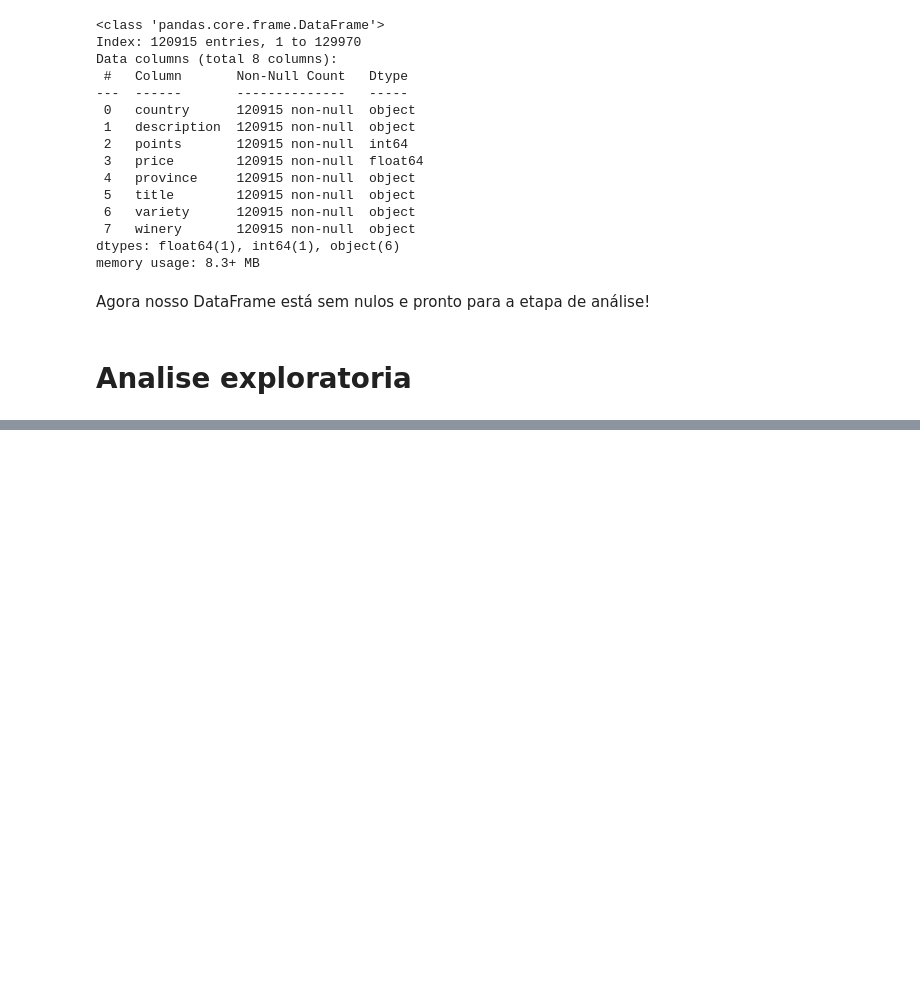
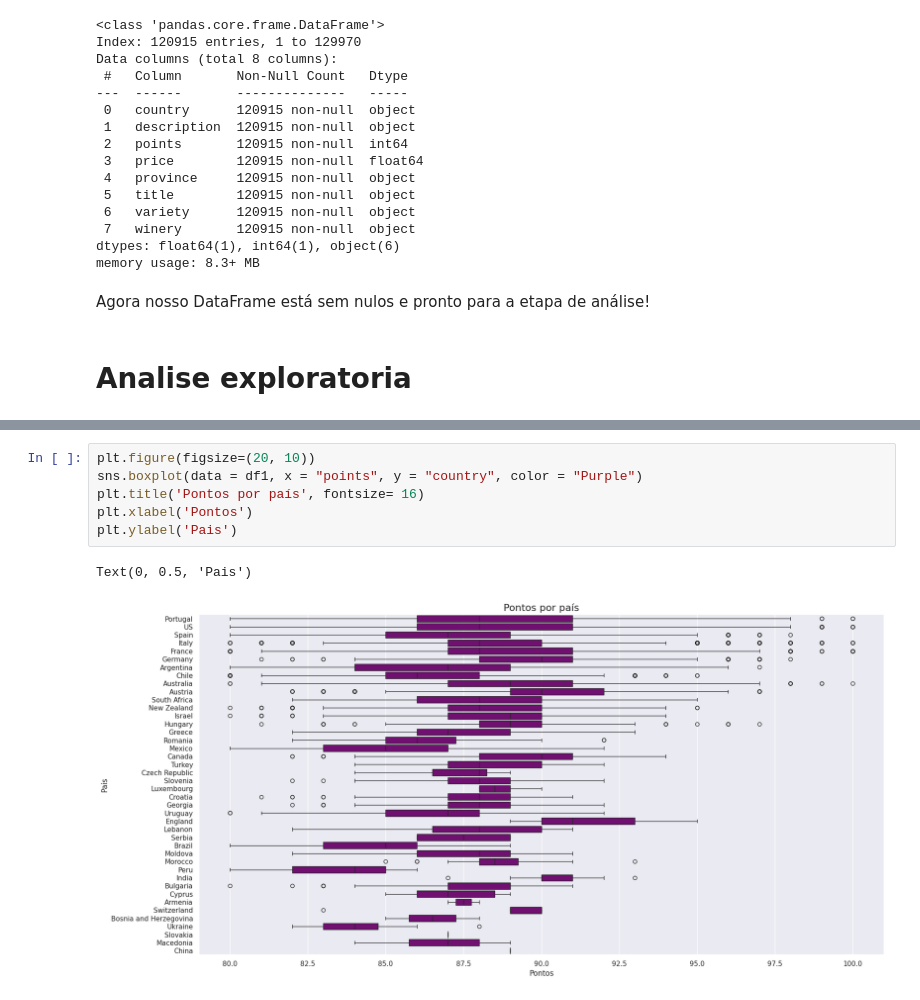
Before and after one commit to Exar2004/FATEC_MINERACAO_DADOS_2SEM2024, a Jupyter notebook: Murillo lazarini.ipynb, the cells around one changed output, grey strips where cells are left out. Cells and saved outputs as stored; diff of their text form; blank space fills up the shorter version.

```diff
--- a/Murillo lazarini.ipynb
+++ b/Murillo lazarini.ipynb
@@ -253,0 +360,9 @@ s
+# %%
+plt.figure(figsize=(20, 10))
+sns.boxplot(data = df1, x = "points", y = "country", color = "Purple")
+plt.title('Pontos por país', fontsize= 16)
+plt.xlabel('Pontos')
+plt.ylabel('Pais')
+# %% [output]
+Text(0, 0.5, 'Pais')
+[figure, added]
```
Also changed, not shown: parts of 47 cells of this notebook.
